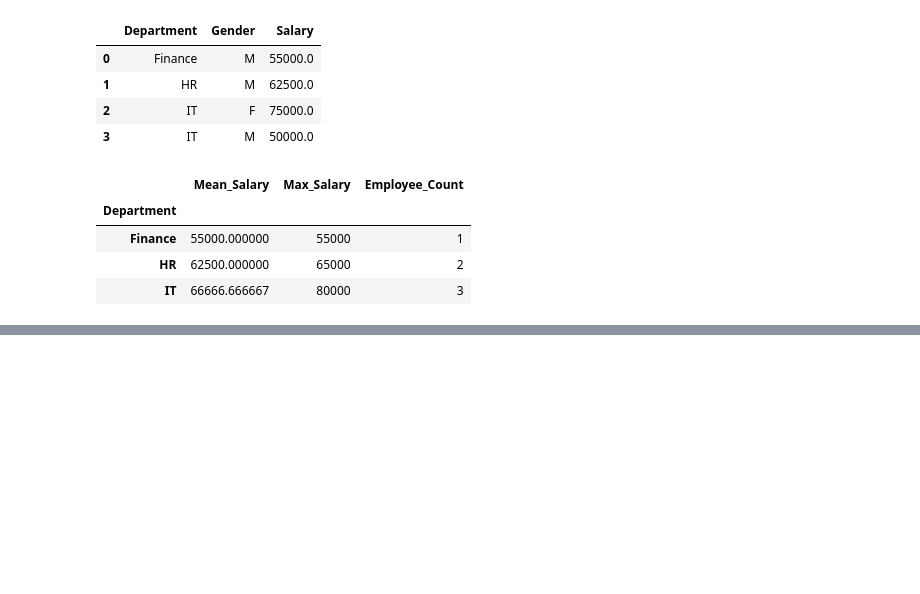
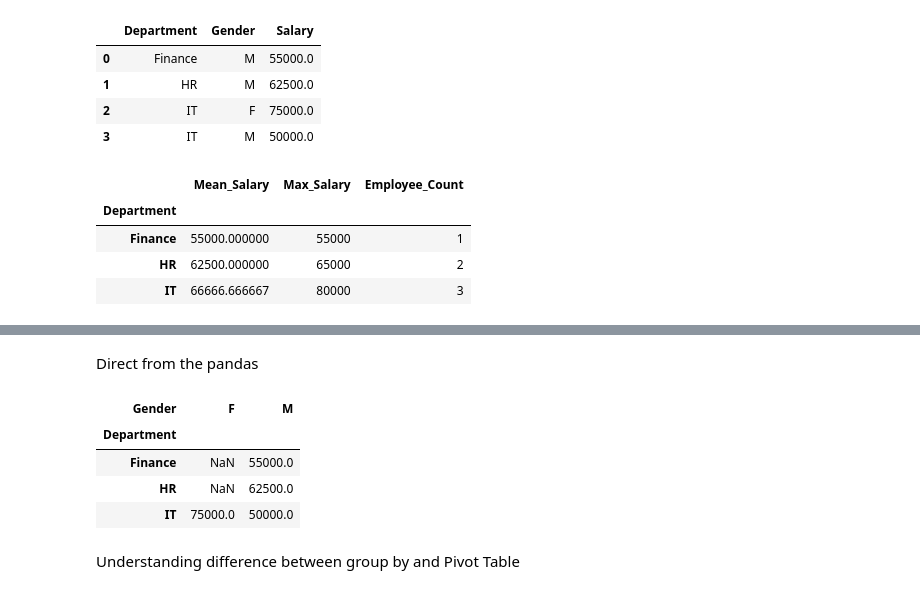
Before and after one commit to darshanshenoy06/Python_analyst, a Jupyter notebook: modules/Dummy.ipynb, the cells around one changed output, grey strips where cells are left out. Cells and saved outputs as stored; diff of their text form; code cells hidden in the pictures; blank space fills up the shorter version.

```diff
--- a/modules/Dummy.ipynb
+++ b/modules/Dummy.ipynb
@@ -430,0 +469,18 @@ gb.groupby("Department").agg(
+# %% [markdown]
+Direct from the pandas
+# %%
+pd.pivot_table(
+    gb,
+    index="Department",
+    columns = "Gender",
+    values="Salary",
+    aggfunc="mean"
+)
+# %% [output]
+| Gender | F | M |
+| Department |  |  |
+| Finance | NaN | 55000.0 |
+| HR | NaN | 62500.0 |
+| IT | 75000.0 | 50000.0 |
+# %% [markdown]
+Understanding difference between group by and Pivot Table
```
Also changed, not shown: parts of 10 cells of this notebook.
